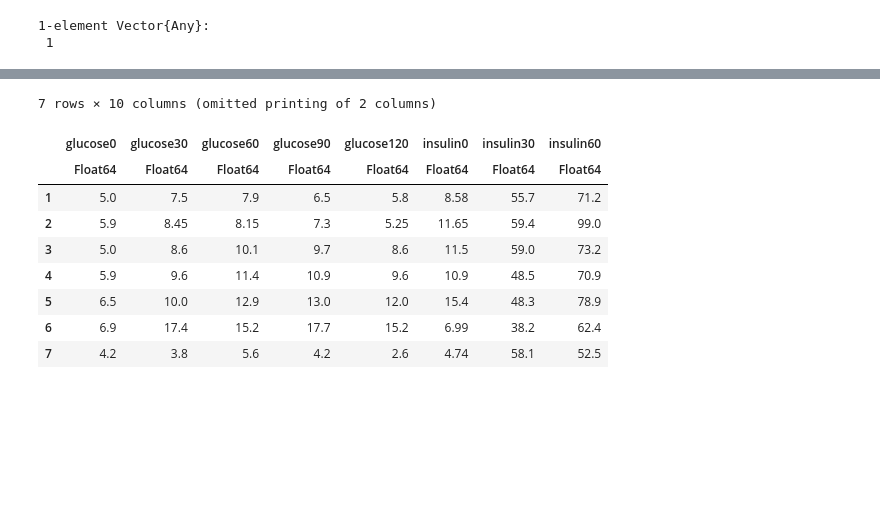
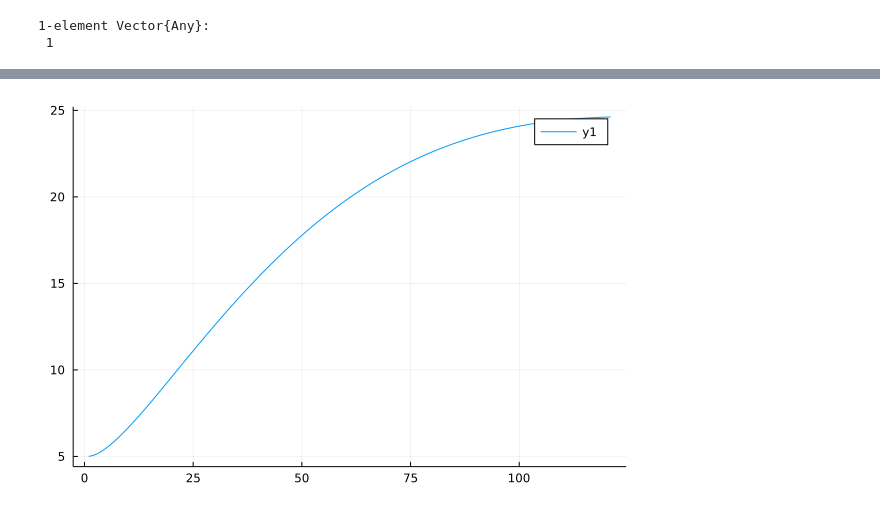
Before and after one commit to PhobosX15/Digital-Twins-Bachelor-Thesis, a Jupyter notebook: Model_notebook.ipynb, the cells around one changed output, grey strips where cells are left out. Cells and saved outputs as stored; diff of their text form; code cells hidden in the pictures; blank space fills up the shorter version.

```diff
--- a/Model_notebook.ipynb
+++ b/Model_notebook.ipynb
@@ -190,13 +202,4 @@ xaxis="Time (t)",yaxis="mmol/L",label="Insulin")
-# %%
-data
-# %% [output]
-7 rows × 10 columns (omitted printing of 2 columns)
-|  | glucose0 | glucose30 | glucose60 | glucose90 | glucose120 | insulin0 | insulin30 | insulin60 |
-|  | Float64 | Float64 | Float64 | Float64 | Float64 | Float64 | Float64 | Float64 |
-| 1 | 5.0 | 7.5 | 7.9 | 6.5 | 5.8 | 8.58 | 55.7 | 71.2 |
-| 2 | 5.9 | 8.45 | 8.15 | 7.3 | 5.25 | 11.65 | 59.4 | 99.0 |
-| 3 | 5.0 | 8.6 | 10.1 | 9.7 | 8.6 | 11.5 | 59.0 | 73.2 |
-| 4 | 5.9 | 9.6 | 11.4 | 10.9 | 9.6 | 10.9 | 48.5 | 70.9 |
-| 5 | 6.5 | 10.0 | 12.9 | 13.0 | 12.0 | 15.4 | 48.3 | 78.9 |
-| 6 | 6.9 | 17.4 | 15.2 | 17.7 | 15.2 | 6.99 | 38.2 | 62.4 |
-| 7 | 4.2 | 3.8 | 5.6 | 4.2 | 2.6 | 4.74 | 58.1 | 52.5 |
+# %%
+plot(Gpl_saved)
+# %% [output]
+[figure, added]
```
Also changed, not shown: parts of 4 cells of this notebook.
